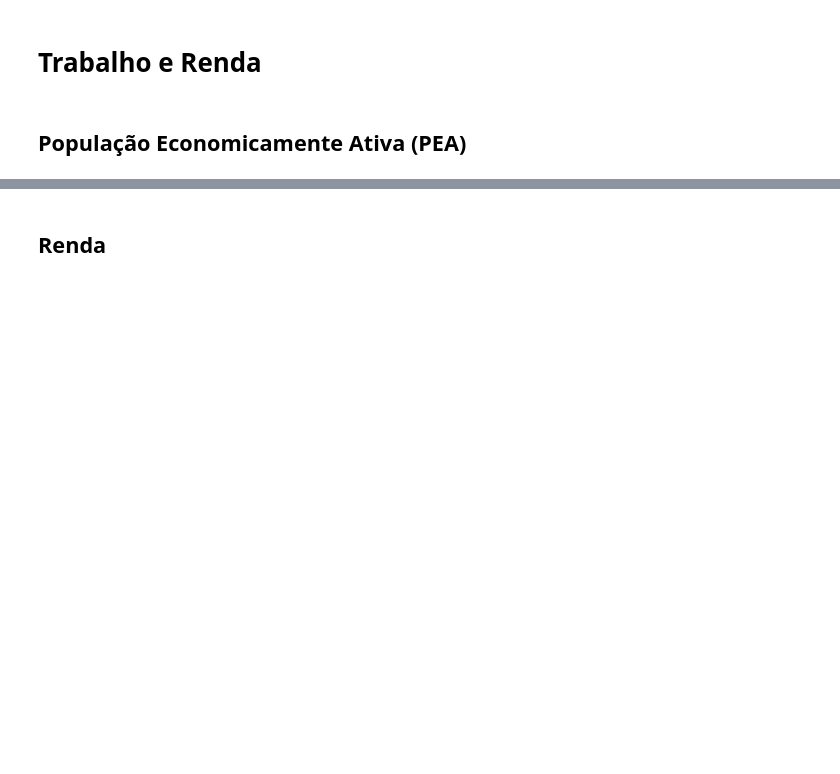
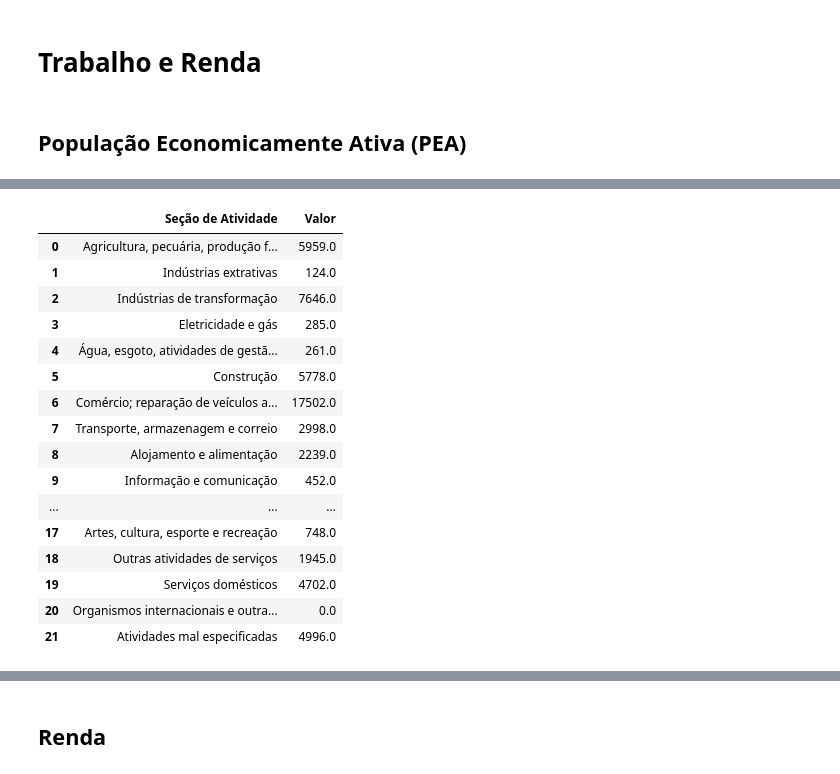
Before and after one commit to LuanLindolfo/tcc, a Jupyter notebook: tcc_censo_2022.ipynb, the cells around one changed output, grey strips where cells are left out. Cells and saved outputs as stored; diff of their text form; code cells hidden in the pictures; blank space fills up the shorter version.

```diff
--- a/tcc_censo_2022.ipynb
+++ b/tcc_censo_2022.ipynb
@@ -303,0 +488,53 @@ profissao
+# %%
+taxa_atividade_percentual = pd.read_excel('/content/drive/MyDrive/censo_castanhal/taxa_atividade_percentual.xlsx')
+
+import pandas as pd
+
+df = pd.read_excel('/content/drive/MyDrive/censo_castanhal/taxa_atividade_percentual.xlsx', header=None)
+
+try:
+    # Encontra a linha que contém 'Ano x Seção de atividade do trabalho principal' na segunda coluna (índice 1)
+    header_row_key = 'Ano x Seção de atividade do trabalho principal'
+    header_idx = df[df.iloc[:, 1].astype(str).str.contains(header_row_key, na=False)].index[0]
+
+    # Os cabeçalhos de coluna reais para as atividades estão na linha 'header_idx + 2', começando da coluna 2 (índice 2)
+    col_names = df.iloc[header_idx + 2, 2:].tolist()
+    # Os valores estão na linha abaixo dos nomes das colunas, 'header_idx + 3', também começando da coluna 2 (índice 2)
+    values = df.iloc[header_idx + 3, 2:].tolist()
+
+    # Para porcentagens, é necessário substituir vírgula por ponto.
+    def to_val_float_or_int(v):
+        res = pd.to_numeric(str(v).replace(',', '.'), errors='coerce')
+        return res if not pd.isna(res) else 0.0 # Retorna float ou int dependendo do contexto, aqui é porcentagem, então float está ok.
+
+    taxa_atividade_percentual_cleaned = pd.DataFrame({
+        'Seção de Atividade': col_names,
+        'Valor': [to_val_float_or_int(v) for v in values]
+    })
+    # Remove quaisquer linhas onde 'Seção de Atividade' possa ser NaN ou 'Total' e converte a coluna para string antes da comparação
+    taxa_atividade_percentual_cleaned = taxa_atividade_percentual_cleaned.dropna(subset=['Seção de Atividade'])
+    taxa_atividade_percentual_cleaned = taxa_atividade_percentual_cleaned[taxa_atividade_percentual_cleaned['Seção de Atividade'].astype(str) != 'Total']
+
+    display(taxa_atividade_percentual_cleaned)
+
+except Exception as e:
+    print(f'Erro ao localizar dados para taxa_atividade_percentual: {e}')
+    display(df.head(10))
+# %% [output]
+|  | Seção de Atividade | Valor |
+| 0 | Agricultura, pecuária, produção f... | 5959.0 |
+| 1 | Indústrias extrativas | 124.0 |
+| 2 | Indústrias de transformação | 7646.0 |
+| 3 | Eletricidade e gás | 285.0 |
+| 4 | Água, esgoto, atividades de gestã... | 261.0 |
+| 5 | Construção | 5778.0 |
+| 6 | Comércio; reparação de veículos a... | 17502.0 |
+| 7 | Transporte, armazenagem e correio | 2998.0 |
+| 8 | Alojamento e alimentação | 2239.0 |
+| 9 | Informação e comunicação | 452.0 |
+| ... | ... | ... |
+| 17 | Artes, cultura, esporte e recreação | 748.0 |
+| 18 | Outras atividades de serviços | 1945.0 |
+| 19 | Serviços domésticos | 4702.0 |
+| 20 | Organismos internacionais e outra... | 0.0 |
+| 21 | Atividades mal especificadas | 4996.0 |
```
Also changed, not shown: parts of 43 cells of this notebook, 4 other files.
